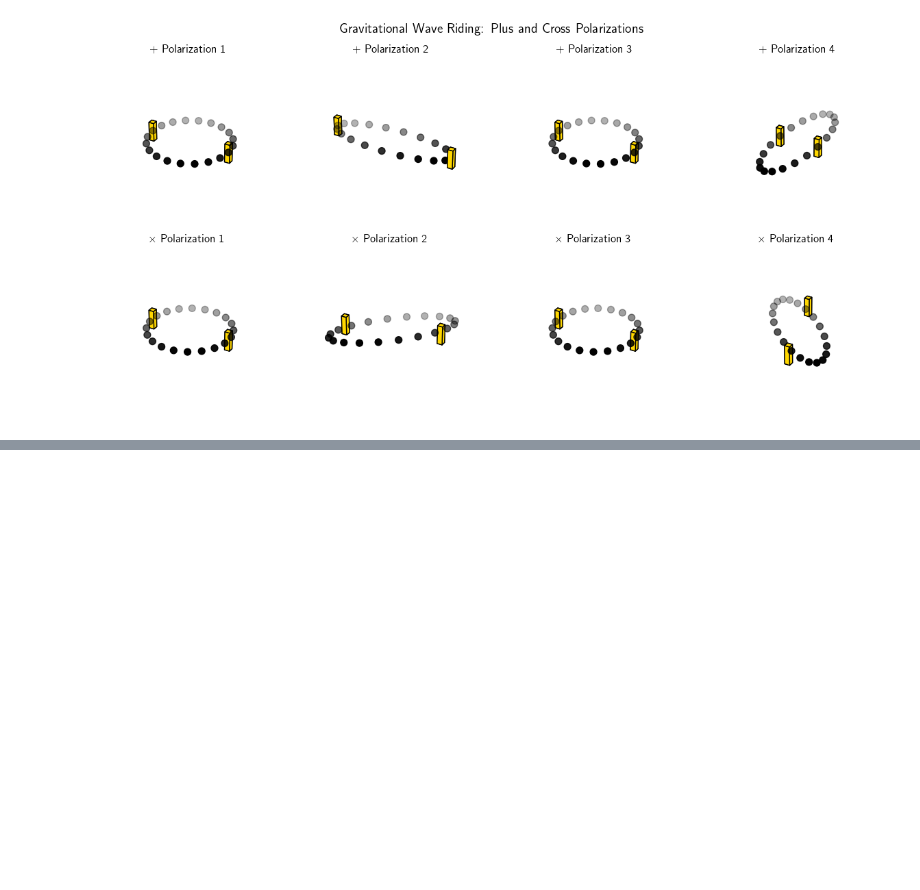
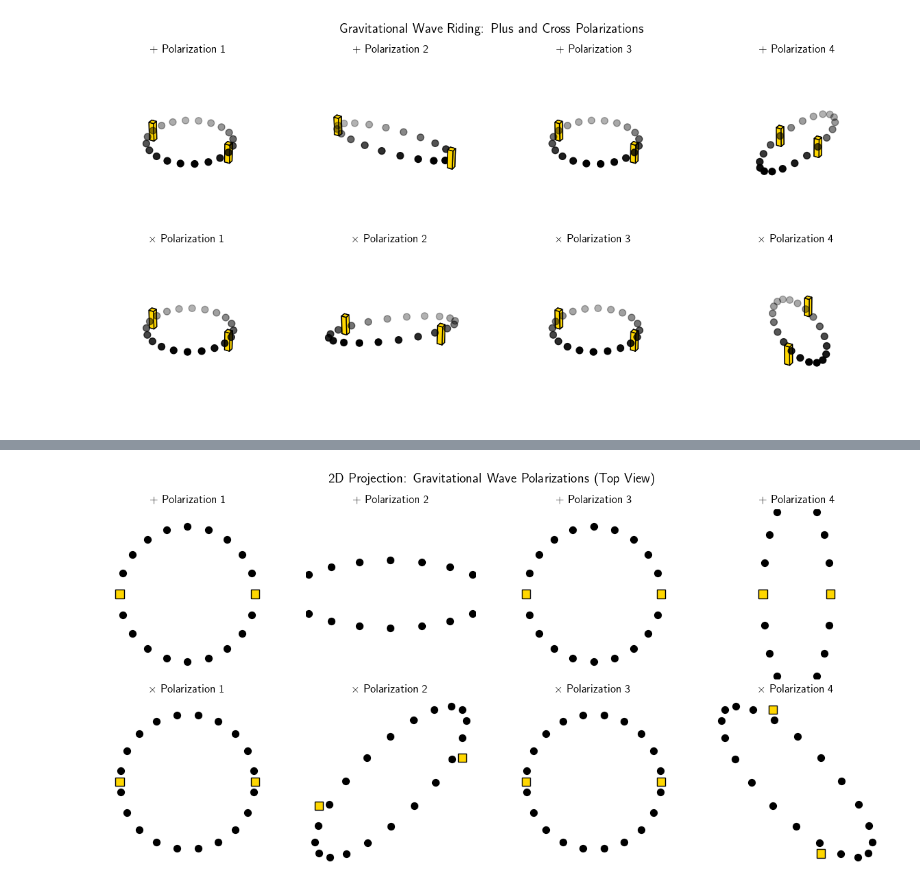
Before and after one commit to AscanioGalbiati/LISA_QPD_Gap, a Jupyter notebook: GW_riding.ipynb, the cells around one changed output, grey strips where cells are left out. Drawn from its saved outputs; the diff is of its cells as text; code cells hidden in the pictures; blank space fills up the shorter version.

```diff
--- a/GW_riding.ipynb
+++ b/GW_riding.ipynb
@@ -167,0 +335,62 @@ plt.show()
+# %%
+# Create a 2D projection (top view) of the polarizations
+fig, axes = plt.subplots(2, 4, figsize=(12, 6))
+
+# Plot plus polarization in 2D
+for i, ax in enumerate(axes[0]):
+    stretch_x, stretch_y = deformations_plus[i]
+    deformed_particles = np.vstack((particles[:, 0] * stretch_x, particles[:, 1] * stretch_y)).T
+    ax.scatter(deformed_particles[:, 0], deformed_particles[:, 1], color='black', s=50)
+
+    # Plot cubes
+    for pos in [(4, 0), (-4, 0)]:
+        cube_x = pos[0] * stretch_x
+        cube_y = pos[1] * stretch_y
+        ax.add_patch(plt.Rectangle((cube_x - cube_size/2, cube_y - cube_size/2),
+                                  cube_size, cube_size,
+                                  facecolor='gold', edgecolor='black'))
+
+    ax.set_xlim(-5, 5)
+    ax.set_ylim(-5, 5)
+    ax.set_aspect('equal')
+    ax.axis('off')
+    ax.set_title(f"+ Polarization {i+1}")
+
+# Plot cross polarization in 2D
+for i, ax in enumerate(axes[1]):
+    stretch_x, stretch_y = deformations_plus[i]
+
+    # Apply stretching and rotation for particles
+    x_stretched = particles[:, 0] * stretch_x
+    y_stretched = particles[:, 1] * stretch_y
+    x_rot = (x_stretched - y_stretched) / np.sqrt(2)
+    y_rot = (x_stretched + y_stretched) / np.sqrt(2)
+    ax.scatter(x_rot, y_rot, color='black', s=50)
+
+    # Plot cubes with appropriate deformation
+    for pos in [(4, 0), (-4, 0)]:
+        if i in [0, 2]:  # Undeformed states
+            cube_x = pos[0]
+            cube_y = pos[1]
+        elif i == 1:  # First deformation
+            cube_x = (pos[0] * stretch_x - pos[1] * stretch_y) / np.sqrt(2)
+            cube_y = (pos[0] * stretch_y + pos[1] * stretch_x) / np.sqrt(2)
+        elif i == 3:  # Second deformation
+            cube_x = (pos[0] * stretch_x + pos[1] * stretch_y) / np.sqrt(2)
+            cube_y = (-pos[0] * stretch_y + pos[1] * stretch_x) / np.sqrt(2)
+
+        ax.add_patch(plt.Rectangle((cube_x - cube_size/2, cube_y - cube_size/2),
+                                  cube_size, cube_size,
+                                  facecolor='gold', edgecolor='black'))
+
+    ax.set_xlim(-5, 5)
+    ax.set_ylim(-5, 5)
+    ax.set_aspect('equal')
+    ax.axis('off')
+    ax.set_title(f"× Polarization {i+1}")
+
+plt.suptitle("2D Projection: Gravitational Wave Polarizations (Top View)", fontsize=14)
+plt.tight_layout()
+plt.show()
+# %% [output]
+[figure, added]
```
Also changed, not shown: parts of 4 cells of this notebook, 1 other file.
